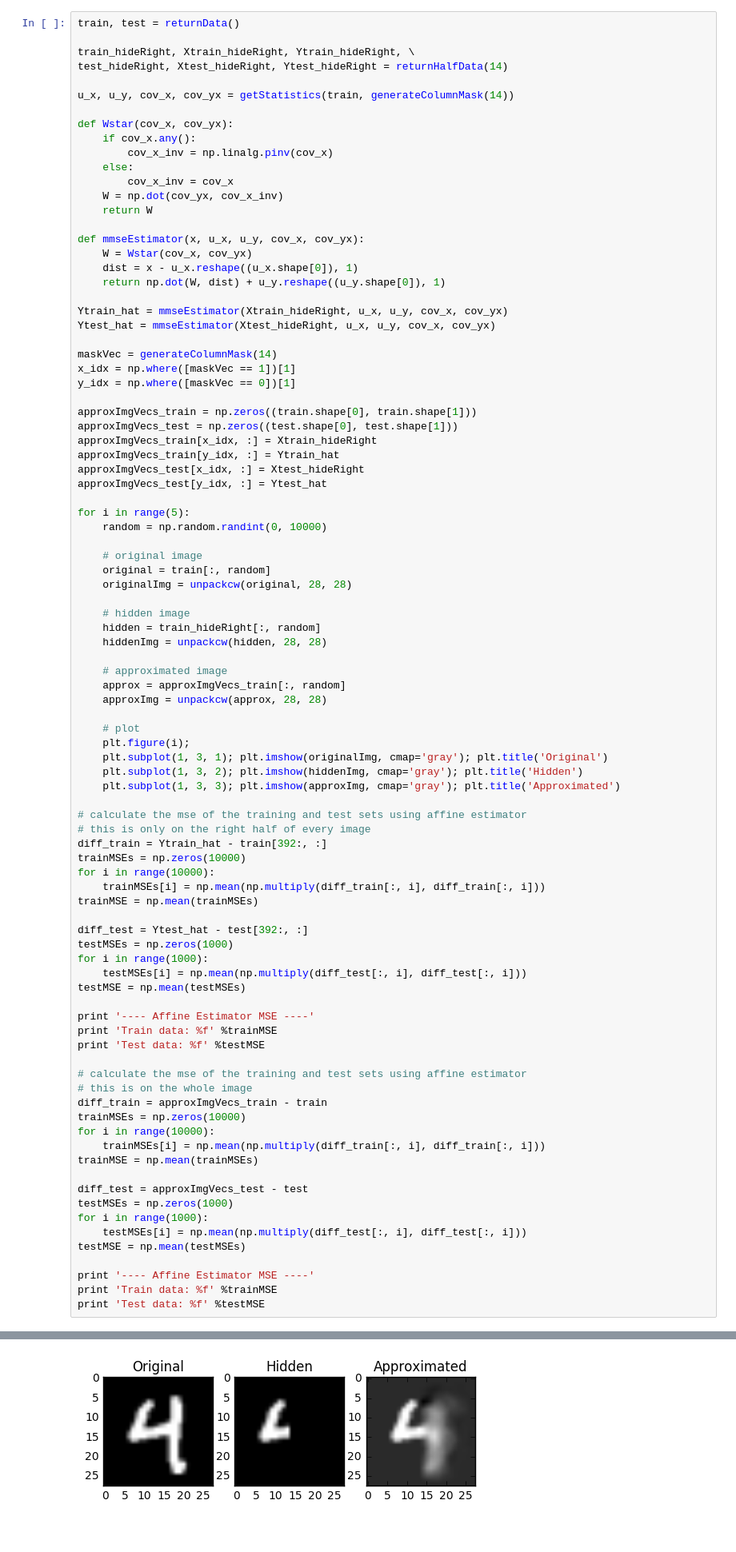
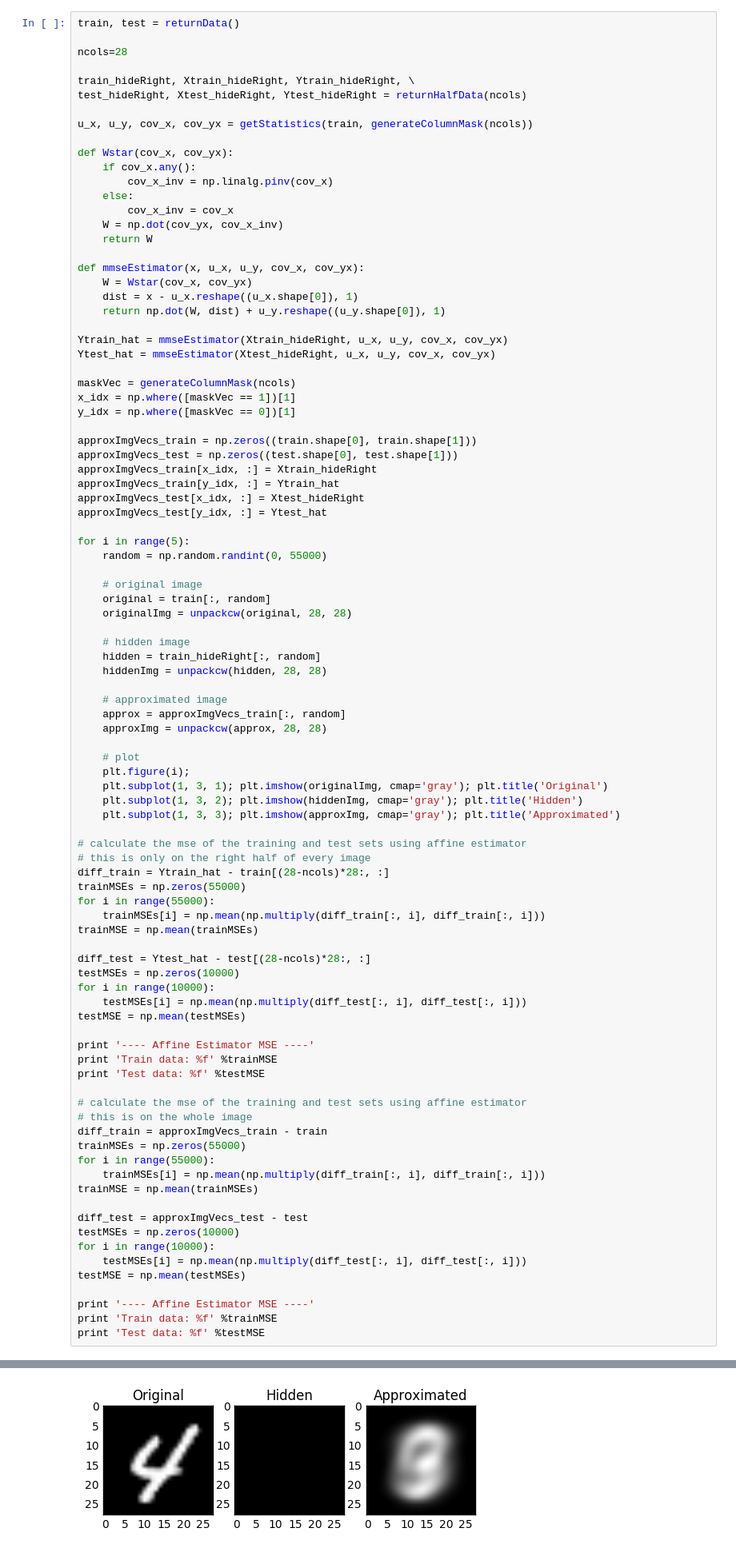
Before and after one commit to dxyang/Thesis, a Jupyter notebook: Autoencoder_columns.ipynb, the cells around one changed output, grey strips where cells are left out. Shown at 80% size. Drawn from its saved outputs; the diff is of its cells as text.

```diff
--- a/Autoencoder_columns.ipynb
+++ b/Autoencoder_columns.ipynb
@@ -107,10 +117,12 @@ def returnData():
 # %%
 train, test = returnData()
 
+ncols=28
+
 train_hideRight, Xtrain_hideRight, Ytrain_hideRight, \
-test_hideRight, Xtest_hideRight, Ytest_hideRight = returnHalfData(14)
+test_hideRight, Xtest_hideRight, Ytest_hideRight = returnHalfData(ncols)
 
-u_x, u_y, cov_x, cov_yx = getStatistics(train, generateColumnMask(14))
+u_x, u_y, cov_x, cov_yx = getStatistics(train, generateColumnMask(ncols))
 
 def Wstar(cov_x, cov_yx):
     if cov_x.any():
@@ -128,7 +140,7 @@ def mmseEstimator(x, u_x, u_y, cov_x, cov_yx):
 Ytrain_hat = mmseEstimator(Xtrain_hideRight, u_x, u_y, cov_x, cov_yx)
 Ytest_hat = mmseEstimator(Xtest_hideRight, u_x, u_y, cov_x, cov_yx)
 
-maskVec = generateColumnMask(14)
+maskVec = generateColumnMask(ncols)
 x_idx = np.where([maskVec == 1])[1]
 y_idx = np.where([maskVec == 0])[1]
 
@@ -140,7 +152,7 @@ approxImgVecs_test[x_idx, :] = Xtest_hideRight
 approxImgVecs_test[y_idx, :] = Ytest_hat
 
 for i in range(5):
-    random = np.random.randint(0, 10000)
+    random = np.random.randint(0, 55000)
 
     # original image
     original = train[:, random]
@@ -162,15 +174,15 @@ for i in range(5):
 
 # calculate the mse of the training and test sets using affine estimator
 # this is only on the right half of every image
-diff_train = Ytrain_hat - train[392:, :]
-trainMSEs = np.zeros(10000)
-for i in range(10000):
+diff_train = Ytrain_hat - train[(28-ncols)*28:, :]
+trainMSEs = np.zeros(55000)
+for i in range(55000):
     trainMSEs[i] = np.mean(np.multiply(diff_train[:, i], diff_train[:, i]))
 trainMSE = np.mean(trainMSEs)
 
-diff_test = Ytest_hat - test[392:, :]
-testMSEs = np.zeros(1000)
-for i in range(1000):
+diff_test = Ytest_hat - test[(28-ncols)*28:, :]
+testMSEs = np.zeros(10000)
+for i in range(10000):
     testMSEs[i] = np.mean(np.multiply(diff_test[:, i], diff_test[:, i]))
 testMSE = np.mean(testMSEs)
 
@@ -181,14 +193,14 @@ print 'Test data: %f' %testMSE
 # calculate the mse of the training and test sets using affine estimator
 # this is on the whole image
 diff_train = approxImgVecs_train - train
-trainMSEs = np.zeros(10000)
-for i in range(10000):
+trainMSEs = np.zeros(55000)
+for i in range(55000):
     trainMSEs[i] = np.mean(np.multiply(diff_train[:, i], diff_train[:, i]))
 trainMSE = np.mean(trainMSEs)
 
 diff_test = approxImgVecs_test - test
-testMSEs = np.zeros(1000)
-for i in range(1000):
+testMSEs = np.zeros(10000)
+for i in range(10000):
     testMSEs[i] = np.mean(np.multiply(diff_test[:, i], diff_test[:, i]))
 testMSE = np.mean(testMSEs)
 
@@ -212 +227 @@ Test data: 0.023442
-[figure, old version]
+[figure, new version]
```
Also changed, not shown: parts of 9 cells of this notebook, 4 other files.
